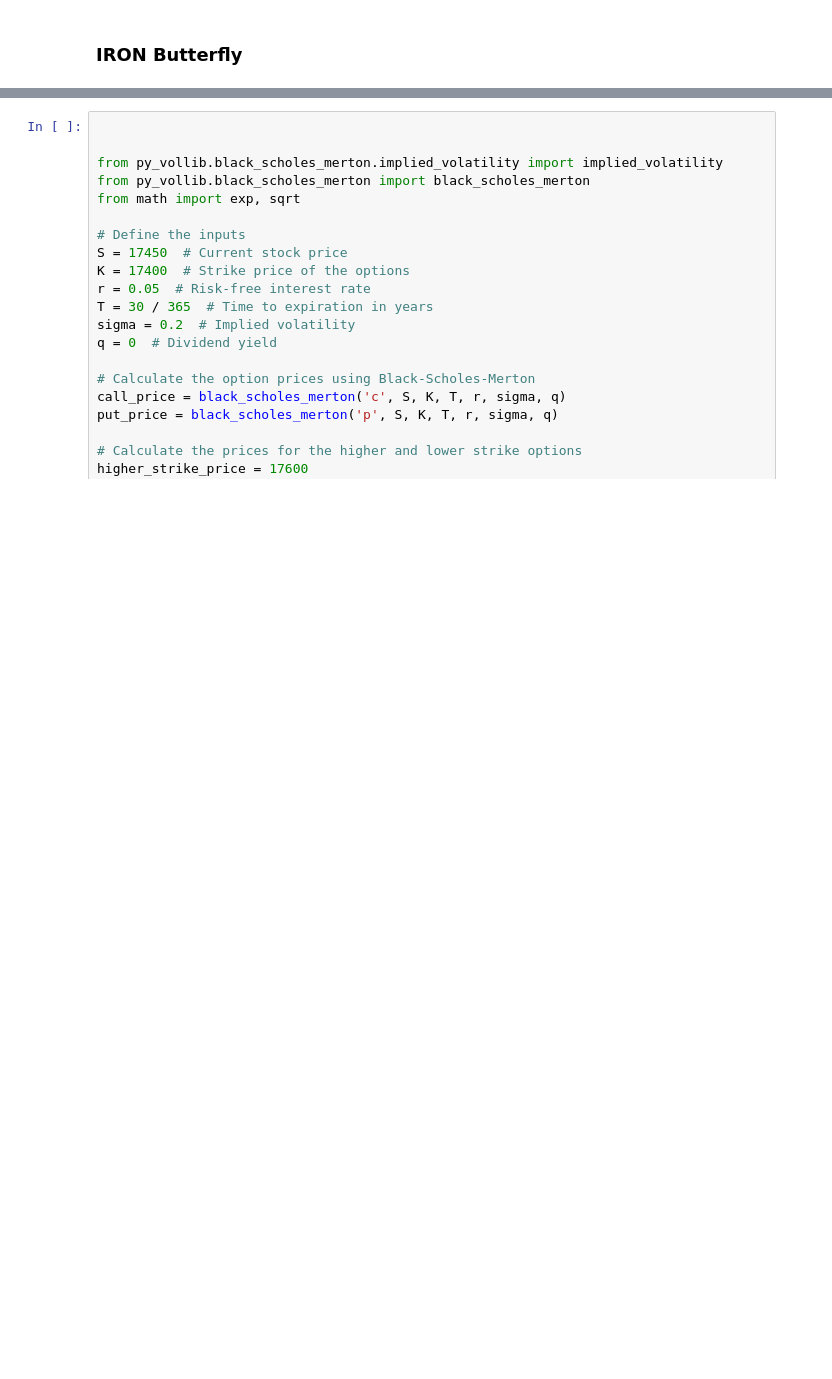
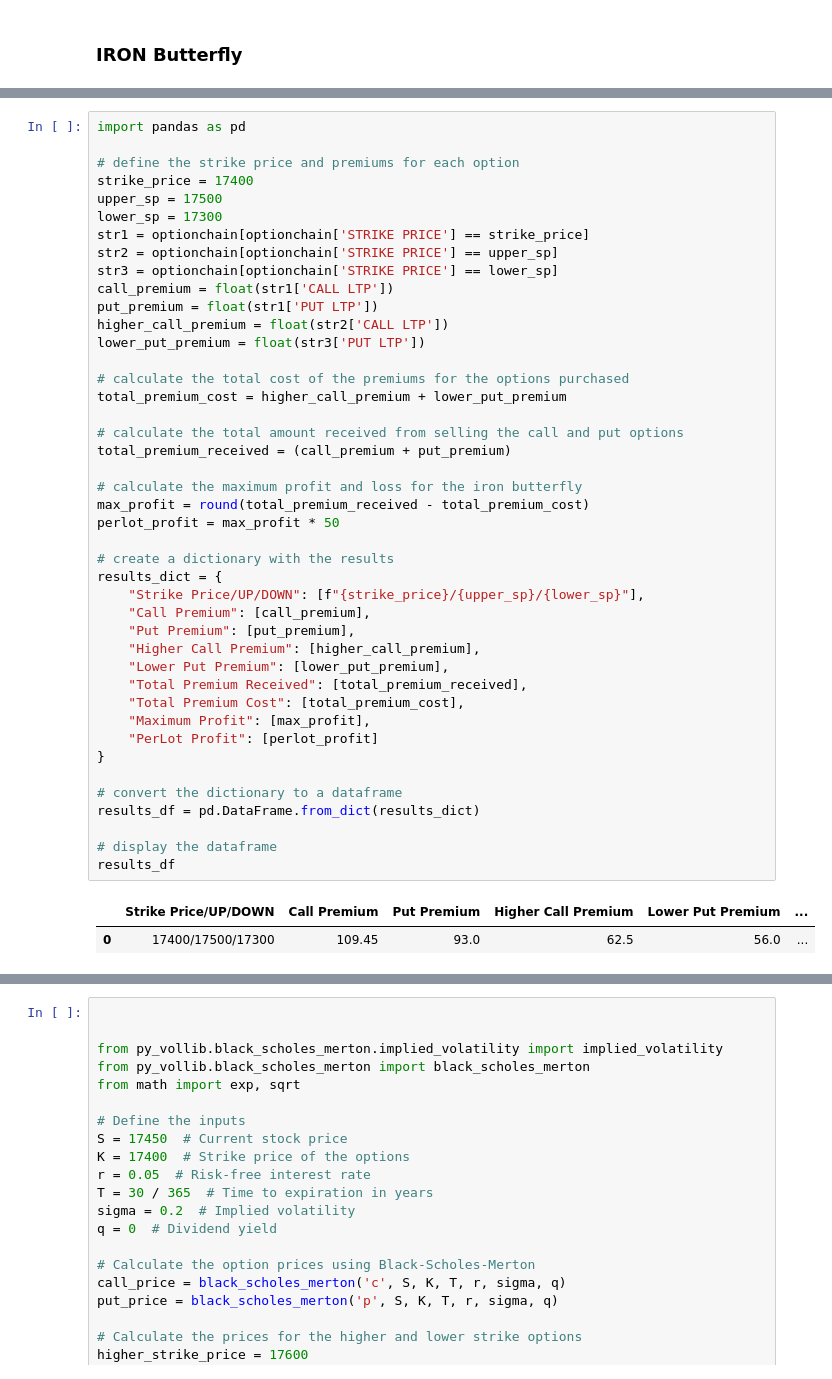
Before and after one commit to tuxlimr/Celery_Preprocessing, a Jupyter notebook: Options_pull.ipynb, the cells around one changed output, grey strips where cells are left out. Saved outputs shown, nothing was run; the diff lists cells and outputs as text; blank space fills up the shorter version.

```diff
--- a/Options_pull.ipynb
+++ b/Options_pull.ipynb
@@ -271,0 +240,46 @@ optionchain[optionchain['STRIKE PRICE'] == 17400]
+# %%
+import pandas as pd
+
+# define the strike price and premiums for each option
+strike_price = 17400
+upper_sp = 17500
+lower_sp = 17300
+str1 = optionchain[optionchain['STRIKE PRICE'] == strike_price]
+str2 = optionchain[optionchain['STRIKE PRICE'] == upper_sp]
+str3 = optionchain[optionchain['STRIKE PRICE'] == lower_sp]
+call_premium = float(str1['CALL LTP'])
+put_premium = float(str1['PUT LTP'])
+higher_call_premium = float(str2['CALL LTP'])
+lower_put_premium = float(str3['PUT LTP'])
+
+# calculate the total cost of the premiums for the options purchased
+total_premium_cost = higher_call_premium + lower_put_premium
+
+# calculate the total amount received from selling the call and put options
+total_premium_received = (call_premium + put_premium)
+
+# calculate the maximum profit and loss for the iron butterfly
+max_profit = round(total_premium_received - total_premium_cost)
+perlot_profit = max_profit * 50
+
+# create a dictionary with the results
+results_dict = {
+    "Strike Price/UP/DOWN": [f"{strike_price}/{upper_sp}/{lower_sp}"],
+    "Call Premium": [call_premium],
+    "Put Premium": [put_premium],
+    "Higher Call Premium": [higher_call_premium],
+    "Lower Put Premium": [lower_put_premium],
+    "Total Premium Received": [total_premium_received],
+    "Total Premium Cost": [total_premium_cost],
+    "Maximum Profit": [max_profit],
+    "PerLot Profit": [perlot_profit]
+}
+
+# convert the dictionary to a dataframe
+results_df = pd.DataFrame.from_dict(results_dict)
+
+# display the dataframe
+results_df
+# %% [output]
+|  | Strike Price/UP/DOWN | Call Premium | Put Premium | Higher Call Premium | Lower Put Premium | ... |
+| 0 | 17400/17500/17300 | 109.45 | 93.0 | 62.5 | 56.0 | ... |
```
Also changed, not shown: parts of 6 cells of this notebook.
